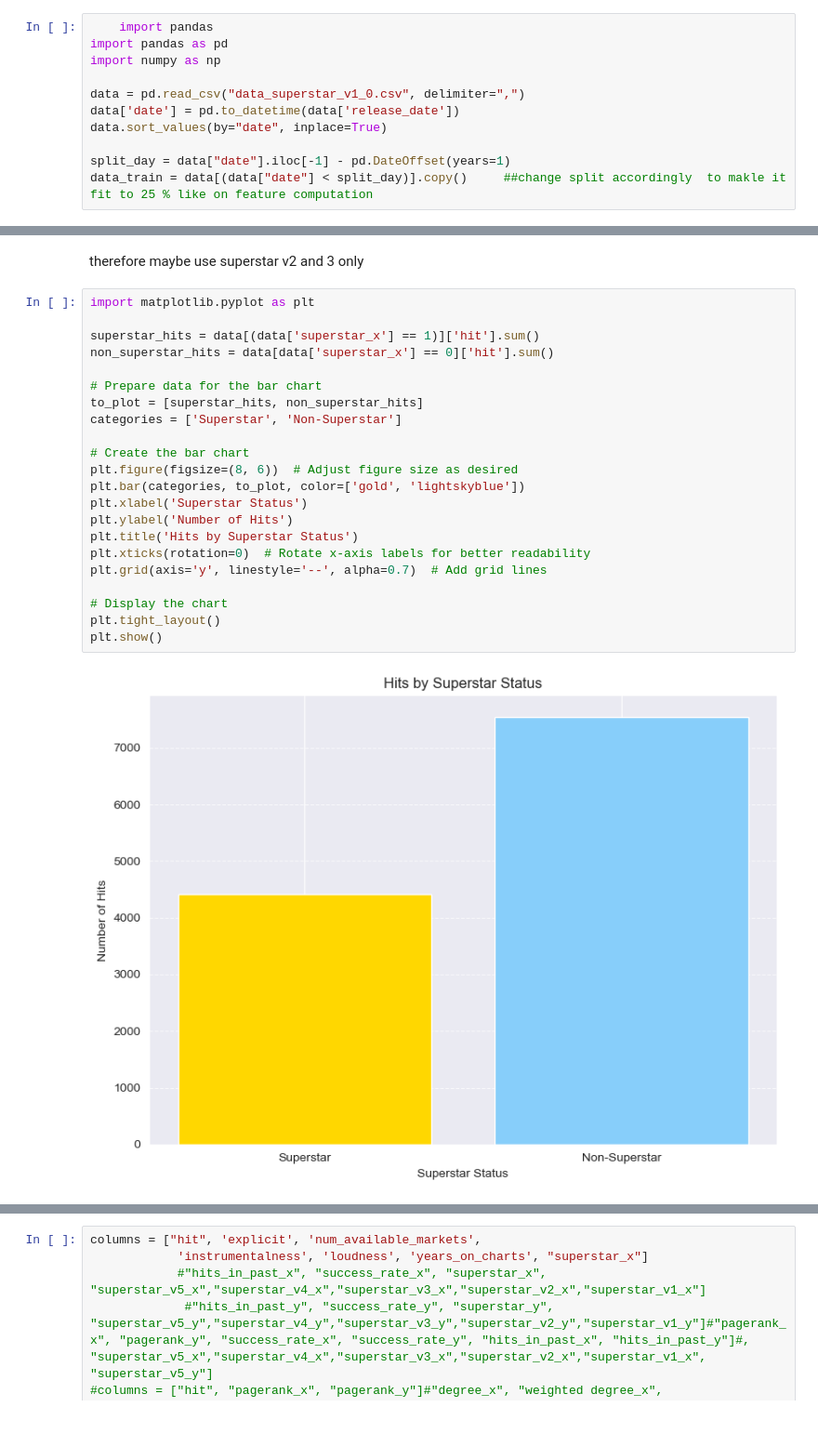
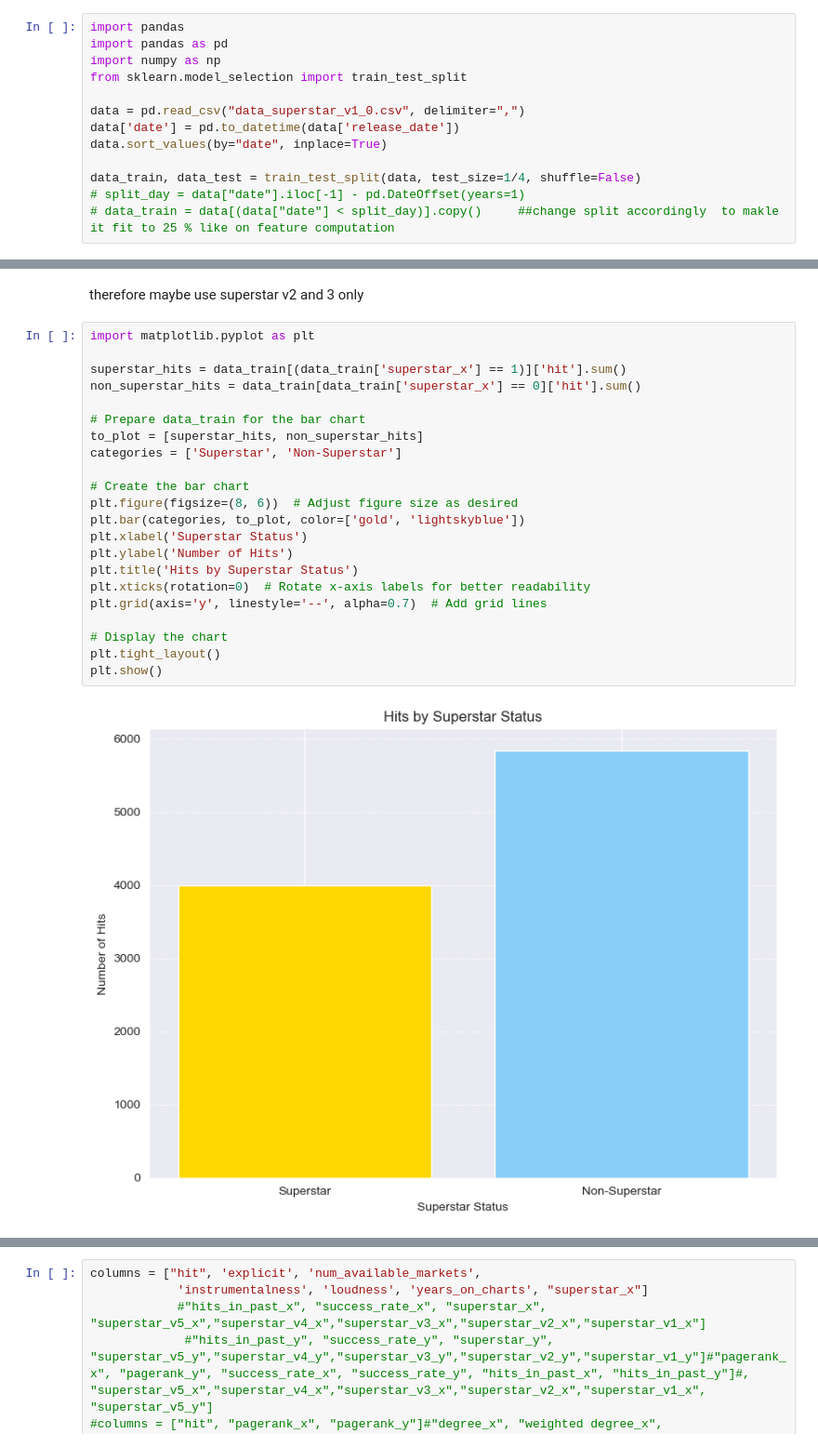
Before and after one commit to l4vd/Ba_first_tries, a Jupyter notebook: models/Original_MLP/Network_Analysis.ipynb, the cells around one changed output, grey strips where cells are left out. Shown at 93% size. Drawn from its saved outputs; the diff is of its cells as text.

Commit message:
+ include superstar example

```diff
--- a/models/Original_MLP/Network_Analysis.ipynb
+++ b/models/Original_MLP/Network_Analysis.ipynb
@@ -1,14 +1,16 @@
 # %%
-    import pandas
+import pandas
 import pandas as pd
 import numpy as np
+from sklearn.model_selection import train_test_split
 
 data = pd.read_csv("data_superstar_v1_0.csv", delimiter=",")
 data['date'] = pd.to_datetime(data['release_date'])
 data.sort_values(by="date", inplace=True)
 
-split_day = data["date"].iloc[-1] - pd.DateOffset(years=1)
-data_train = data[(data["date"] < split_day)].copy()     ##change split accordingly  to makle it fit to 25 % like on feature computation
+data_train, data_test = train_test_split(data, test_size=1/4, shuffle=False)
+# split_day = data["date"].iloc[-1] - pd.DateOffset(years=1)
+# data_train = data[(data["date"] < split_day)].copy()     ##change split accordingly  to makle it fit to 25 % like on feature computation
 # %%
 data.info()
 # %% [output]
@@ -159,27 +161,27 @@ therefore maybe use superstar v2 and 3 only
 # %%
 import matplotlib.pyplot as plt
 
-superstar_hits = data[(data['superstar_x'] == 1)]['hit'].sum()
-non_superstar_hits = data[data['superstar_x'] == 0]['hit'].sum()
+superstar_hits = data_train[(data_train['superstar_x'] == 1)]['hit'].sum()
+non_superstar_hits = data_train[data_train['superstar_x'] == 0]['hit'].sum()
 
-# Prepare data for the bar chart
+# Prepare data_train for the bar chart
 to_plot = [superstar_hits, non_superstar_hits]
 categories = ['Superstar', 'Non-Superstar']
 
 # Create the bar chart
 plt.figure(figsize=(8, 6))  # Adjust figure size as desired
 plt.bar(categories, to_plot, color=['gold', 'lightskyblue'])
 plt.xlabel('Superstar Status')
 plt.ylabel('Number of Hits')
 plt.title('Hits by Superstar Status')
 plt.xticks(rotation=0)  # Rotate x-axis labels for better readability
 plt.grid(axis='y', linestyle='--', alpha=0.7)  # Add grid lines
 
 # Display the chart
 plt.tight_layout()
 plt.show()
 # %% [output]
-[figure, old version]
+[figure, new version]
 # %%
 import matplotlib.pyplot as plt
 
```
Also changed, not shown: parts of 39 cells of this notebook, 4 other files.
